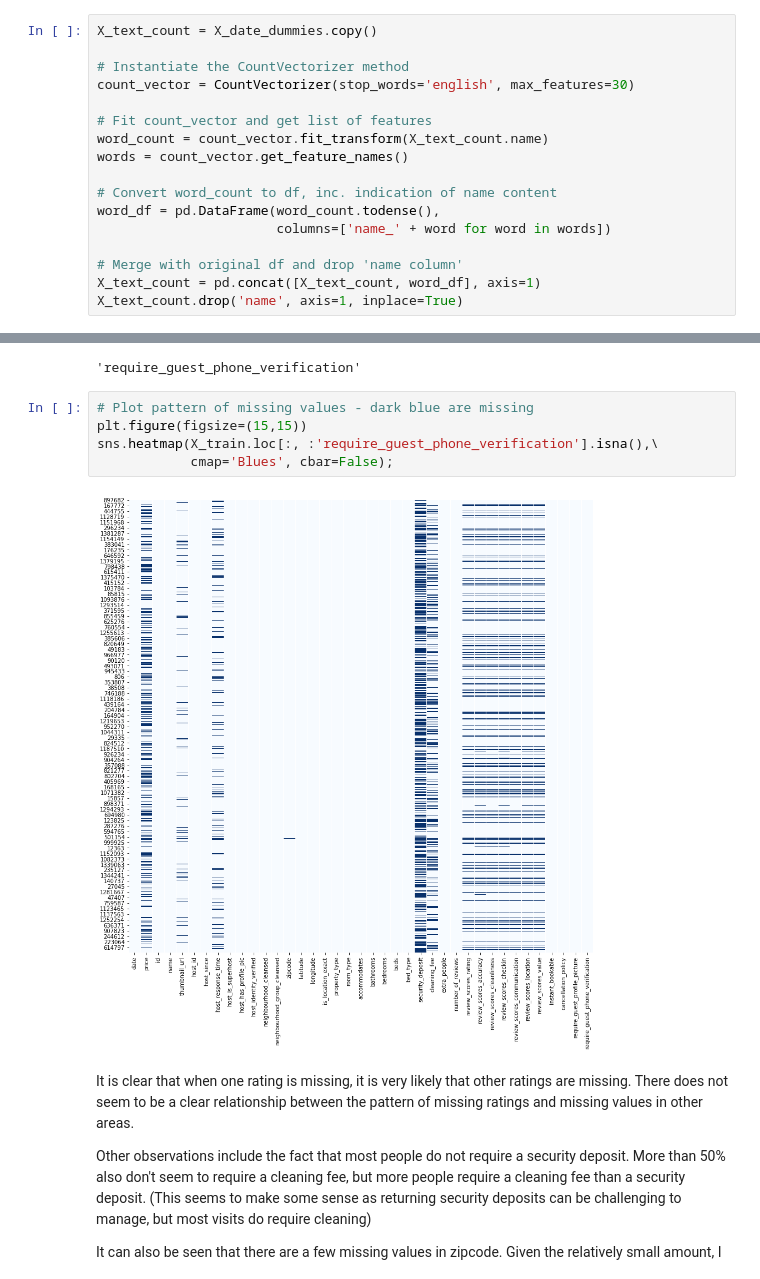
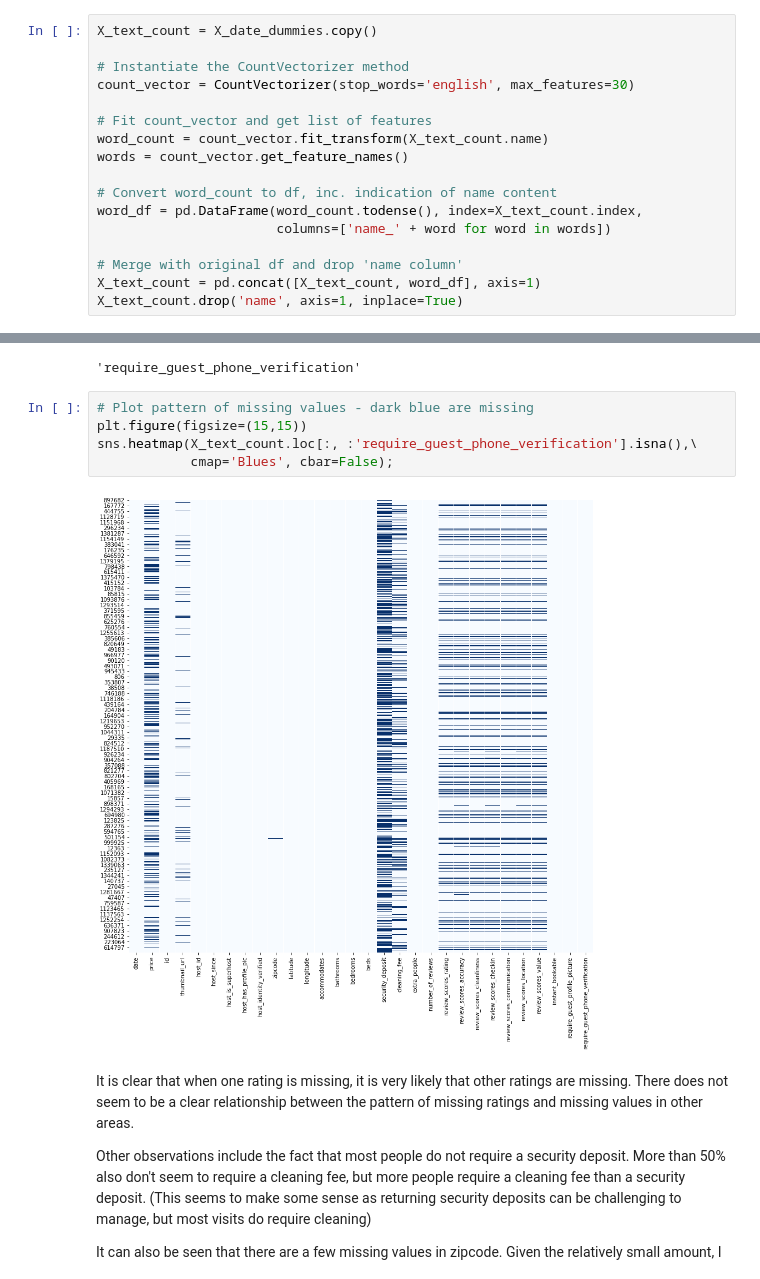
Before and after one commit to rebeccaebarnes/DSND-Project-4, a Jupyter notebook: seattle_airbnb_exploration.ipynb, the cells around one changed output, grey strips where cells are left out. Cells and saved outputs as stored; diff of their text form.

Commit message:
fix: Correct increased row with text extraction

```diff
--- a/seattle_airbnb_exploration.ipynb
+++ b/seattle_airbnb_exploration.ipynb
@@ -1337,7 +1337,7 @@ word_count = count_vector.fit_transform(X_text_count.name)
 words = count_vector.get_feature_names()
 
 # Convert word_count to df, inc. indication of name content
-word_df = pd.DataFrame(word_count.todense(),
+word_df = pd.DataFrame(word_count.todense(), index=X_text_count.index,
                        columns=['name_' + word for word in words])
 
 # Merge with original df and drop 'name column'
@@ -1423,10 +1423,10 @@ df_clean.columns[-(len(amenities))]
 # %%
 # Plot pattern of missing values - dark blue are missing
 plt.figure(figsize=(15,15))
-sns.heatmap(X_train.loc[:, :'require_guest_phone_verification'].isna(),\
+sns.heatmap(X_text_count.loc[:, :'require_guest_phone_verification'].isna(),\
             cmap='Blues', cbar=False);
 # %% [output]
-[figure, old version]
+[figure, new version]
 # %% [markdown]
 It is clear that when one rating is missing, it is very likely that other ratings are missing. There does not seem to be a clear relationship between the pattern of missing ratings and missing values in other areas.
 
```
Also changed, not shown: parts of 4 cells of this notebook.
